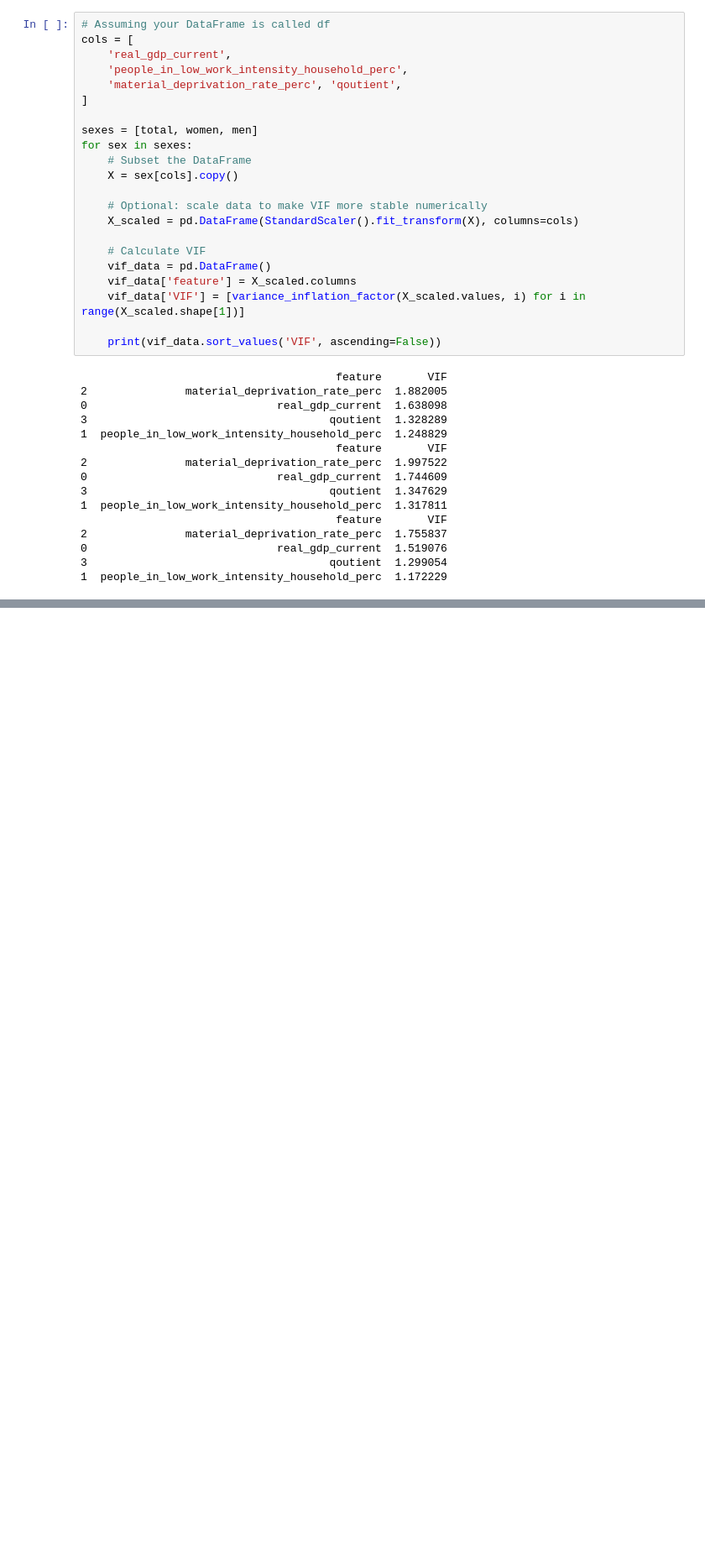
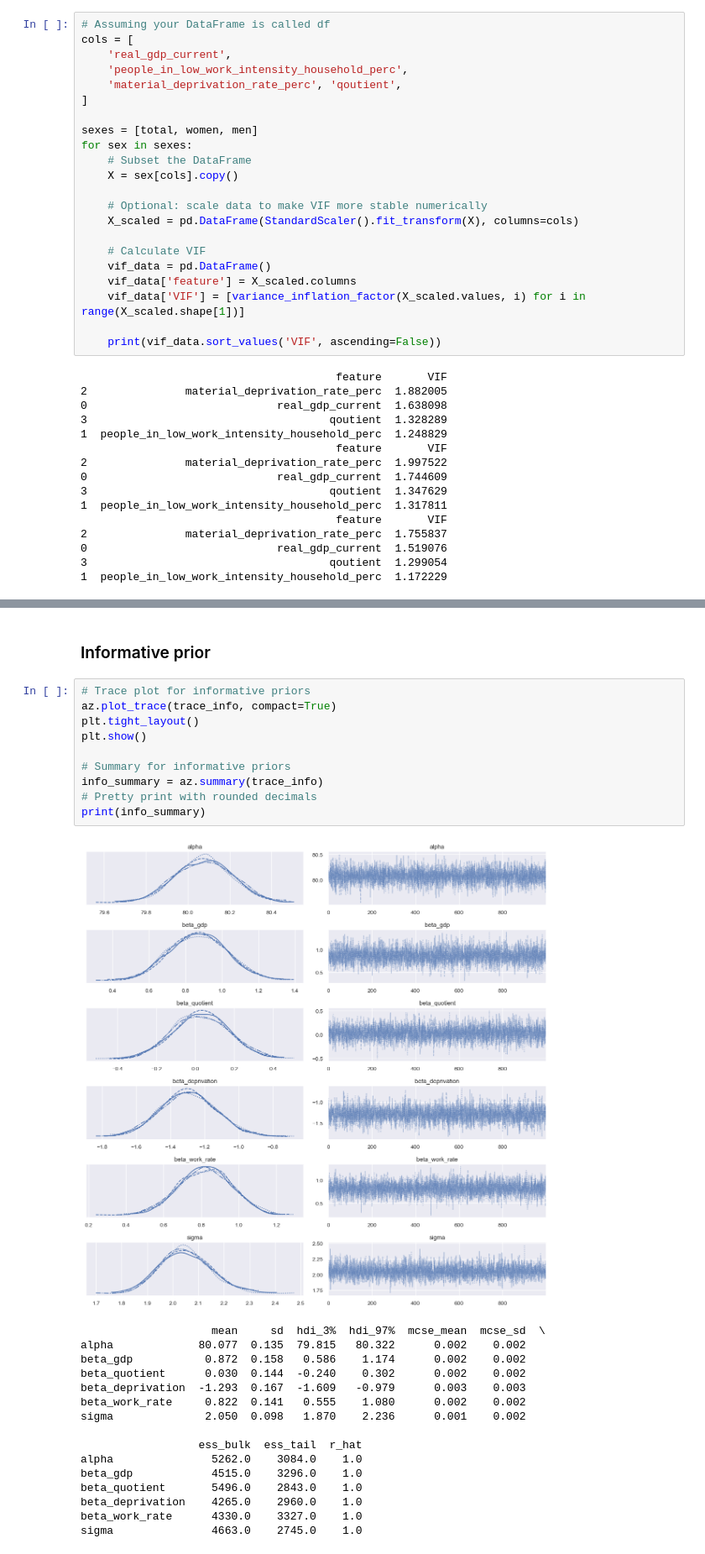
Before and after one commit to filip131311/BayesianStatisticsFinal, a Jupyter notebook: Analysis/project.ipynb, the cells around one changed output, grey strips where cells are left out. Shown at 84% size. Cells and saved outputs as stored; diff of their text form; blank space fills up the shorter version.

```diff
--- a/Analysis/project.ipynb
+++ b/Analysis/project.ipynb
@@ -473,0 +376,29 @@ library to_library is not found.
+# %% [markdown]
+### Informative prior
+# %%
+# Trace plot for informative priors
+az.plot_trace(trace_info, compact=True)
+plt.tight_layout()
+plt.show()
+
+# Summary for informative priors
+info_summary = az.summary(trace_info)
+# Pretty print with rounded decimals
+print(info_summary)
+# %% [output]
+[figure, added]
+                    mean     sd  hdi_3%  hdi_97%  mcse_mean  mcse_sd  \
+alpha             80.077  0.135  79.815   80.322      0.002    0.002
+beta_gdp           0.872  0.158   0.586    1.174      0.002    0.002
+beta_quotient      0.030  0.144  -0.240    0.302      0.002    0.002
+beta_deprivation  -1.293  0.167  -1.609   -0.979      0.003    0.003
+beta_work_rate     0.822  0.141   0.555    1.080      0.002    0.002
+sigma              2.050  0.098   1.870    2.236      0.001    0.002
+
+                  ess_bulk  ess_tail  r_hat
+alpha               5262.0    3084.0    1.0
+beta_gdp            4515.0    3296.0    1.0
+beta_quotient       5496.0    2843.0    1.0
+beta_deprivation    4265.0    2960.0    1.0
+beta_work_rate      4330.0    3327.0    1.0
+sigma               4663.0    2745.0    1.0
```
Also changed, not shown: parts of 7 cells of this notebook.
